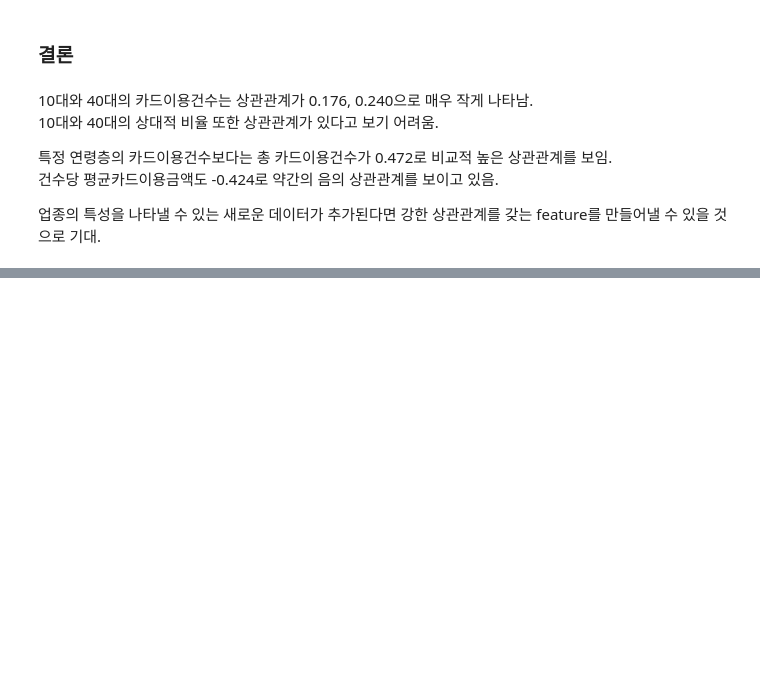
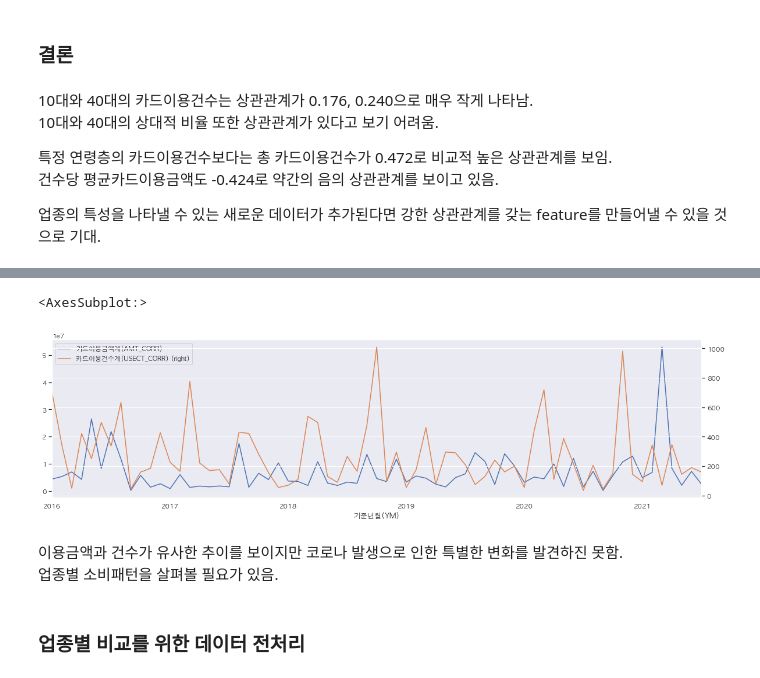
Before and after one commit to jjungyujin/TIL, a Jupyter notebook: DataEngineering/DataProcessing/LIBRA/libra_project.ipynb, the cells around one changed output, grey strips where cells are left out. Cells and saved outputs as stored; diff of their text form; code cells hidden in the pictures; blank space fills up the shorter version.

```diff
--- a/DataEngineering/DataProcessing/LIBRA/libra_project.ipynb
+++ b/DataEngineering/DataProcessing/LIBRA/libra_project.ipynb
@@ -278,0 +327,14 @@ plt.show()
+# %%
+sns.set(style='darkgrid')
+plt.rcParams['font.family'] = 'AppleGothic'
+plt.figure(figsize=(20, 5))
+df_time_series['카드이용금액계(AMT_CORR)'].resample('M').sum().plot(legend=True)
+df_time_series['카드이용건수계(USECT_CORR)'].resample('M').sum().plot(secondary_y=True, legend=True)
+# %% [output]
+<AxesSubplot:>
+[figure, added]
+# %% [markdown]
+이용금액과 건수가 유사한 추이를 보이지만 코로나 발생으로 인한 특별한 변화를 발견하진 못함.
+업종별 소비패턴을 살펴볼 필요가 있음.
+# %% [markdown]
+### 업종별 비교를 위한 데이터 전처리
```
Also changed, not shown: parts of 30 cells of this notebook, 2 other files.
